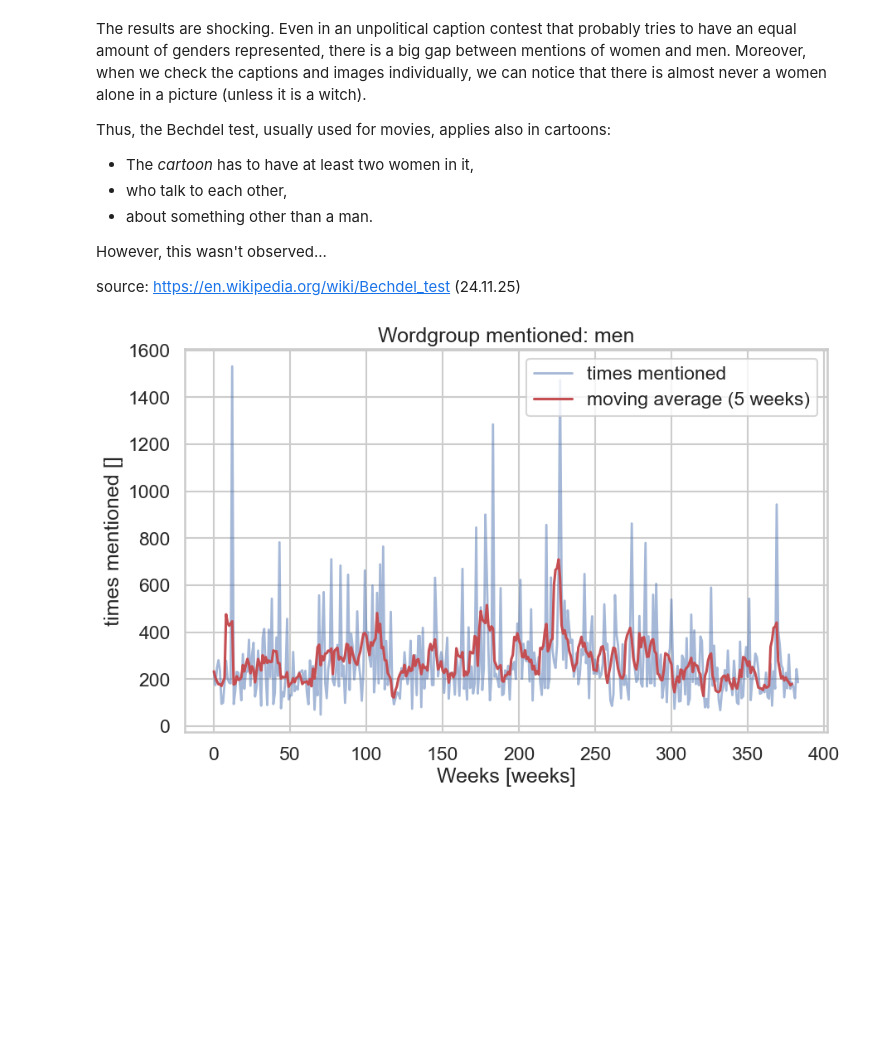
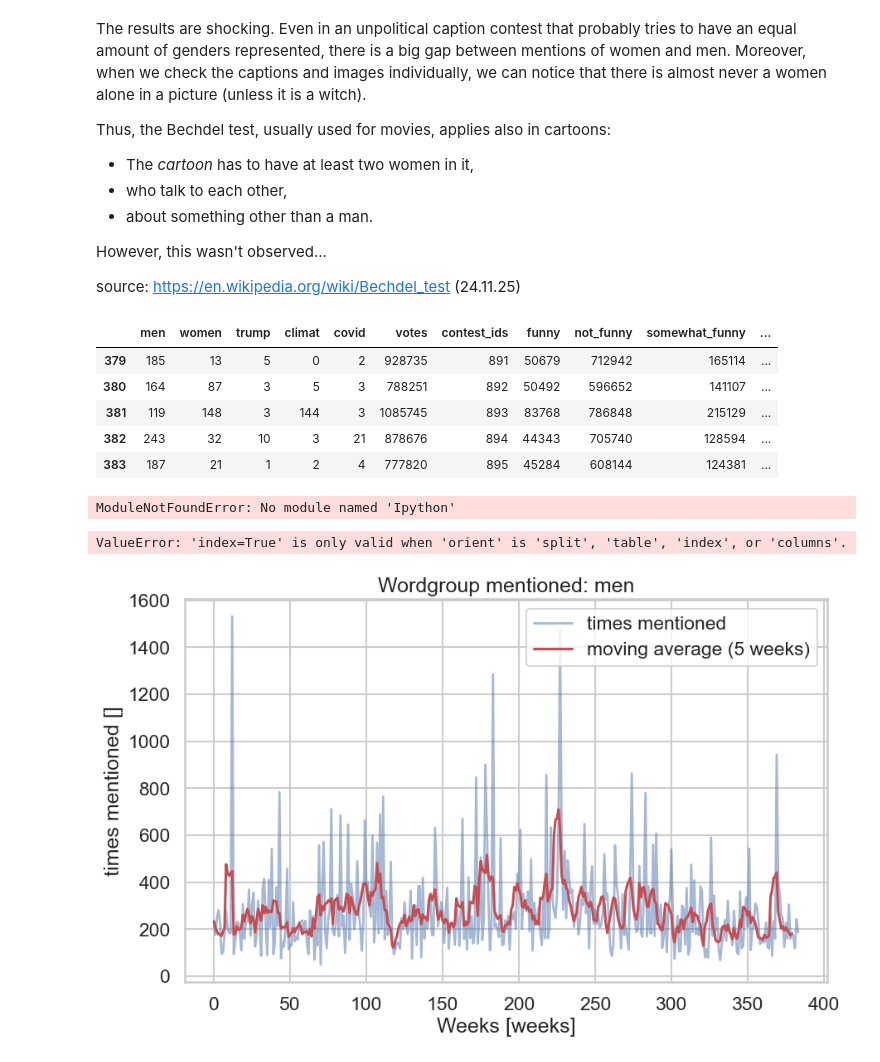
Before and after one commit to epfl-ada/ada-2025-project-data_dinosaur, a Jupyter notebook: results.ipynb, the cells around one changed output. Cells and saved outputs as stored; diff of their text form; code cells hidden in the pictures; blank space fills up the shorter version.

```diff
--- a/results.ipynb
+++ b/results.ipynb
@@ -218,8 +218,36 @@ df_vc['funny'] = funny
 df_vc['not_funny'] = not_funny
 df_vc['somewhat_funny'] = somewhat_funny
 df_vc = df_vc.drop(["w"], axis=1)
+# %%
+# Get first date per contest, format it, and merge into df_vc
+dates_per_contest = df_caption.groupby('contest_id', sort=True)['date'].first().reset_index()
+dates_per_contest['date'] = pd.to_datetime(dates_per_contest['date']).dt.strftime('%d/%m/%Y')
+
+df_final = df_vc.merge(dates_per_contest, left_on='contest_ids', right_on='contest_id', how='left')
+df_final = df_final.drop(columns=['contest_id'])
+df_final.tail()
+# %% [output]
+|  | men | women | trump | climat | covid | votes | contest_ids | funny | not_funny | somewhat_funny | ... |
+| 379 | 185 | 13 | 5 | 0 | 2 | 928735 | 891 | 50679 | 712942 | 165114 | ... |
+| 380 | 164 | 87 | 3 | 5 | 3 | 788251 | 892 | 50492 | 596652 | 141107 | ... |
+| 381 | 119 | 148 | 3 | 144 | 3 | 1085745 | 893 | 83768 | 786848 | 215129 | ... |
+| 382 | 243 | 32 | 10 | 3 | 21 | 878676 | 894 | 44343 | 705740 | 128594 | ... |
+| 383 | 187 | 21 | 1 | 2 | 4 | 777820 | 895 | 45284 | 608144 | 124381 | ... |
+# %%
+import json
+structure_json = {
+    "section1": df_final.to_dict(orient='records')}
+with open("df_vc.json", "w") as json_file_vc:
+    json.dump(structure_json, json_file_vc, indent=4)
+
+from Ipython.display import FileLink
+FileLink("df_vc.json")
+# %% [output]
+ModuleNotFoundError: No module named 'Ipython'
 # %%
-df_vc.to_json('data/newyorker_caption_contest/df_vc.json', orient='split', compression='infer', index=True)
+df_vc.to_json('df_vc.json', orient='records', compression= None, index=True)
+# %% [output]
+ValueError: 'index=True' is only valid when 'orient' is 'split', 'table', 'index', or 'columns'.
 # %%
 words = ["men", "women", "trump", "climat", "covid"]
 c = np.array(df_vc[words])
```
